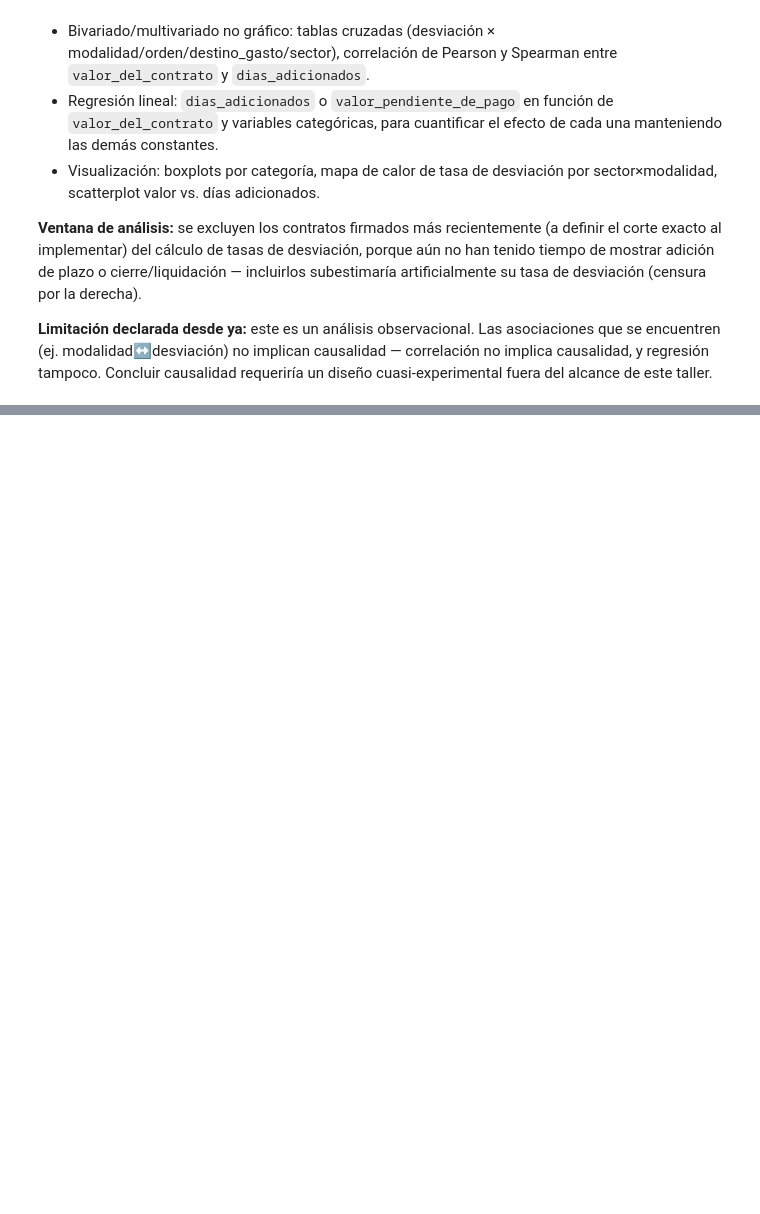
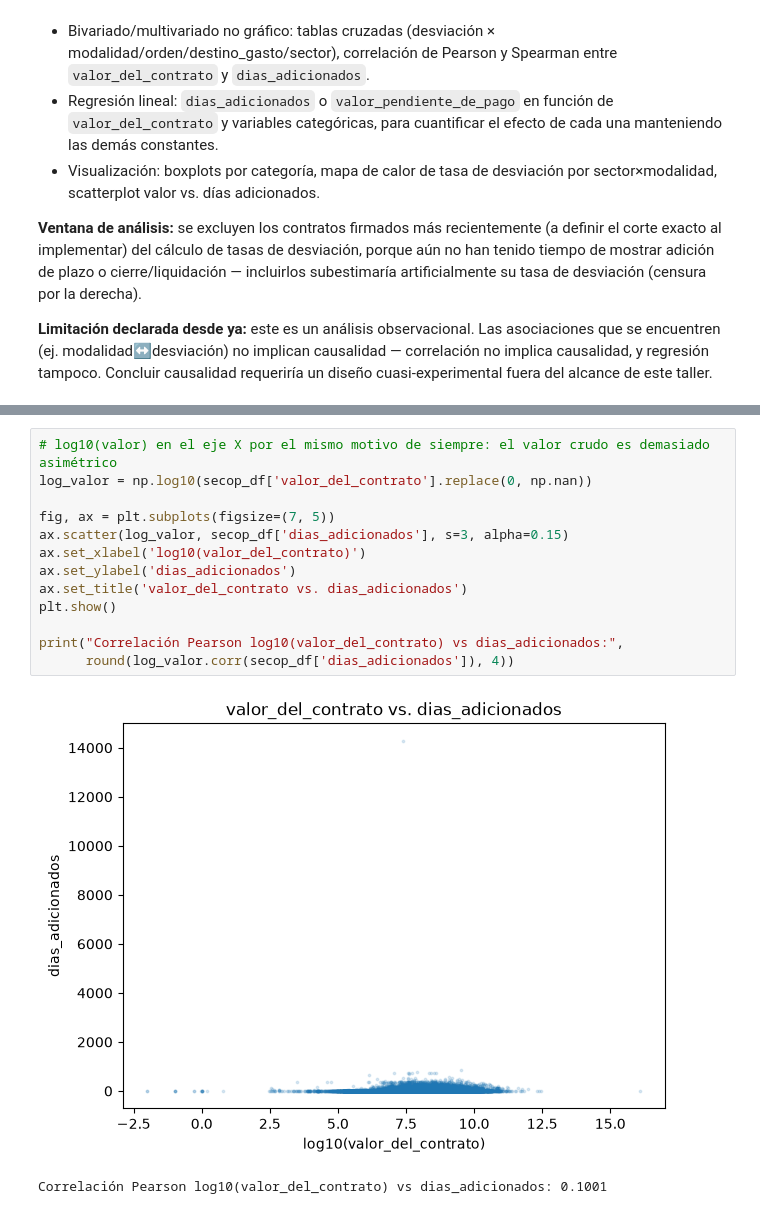
Before and after one commit to rporras10/secop-eda, a Jupyter notebook: eda_secop.ipynb, the cells around one changed output, grey strips where cells are left out. Cells and saved outputs as stored; diff of their text form; blank space fills up the shorter version.

```diff
--- a/eda_secop.ipynb
+++ b/eda_secop.ipynb
@@ -453,0 +724,16 @@ Cada hipótesis se reporta como soportada si la diferencia entre grupos es clara
+# %%
+# log10(valor) en el eje X por el mismo motivo de siempre: el valor crudo es demasiado asimétrico
+log_valor = np.log10(secop_df['valor_del_contrato'].replace(0, np.nan))
+
+fig, ax = plt.subplots(figsize=(7, 5))
+ax.scatter(log_valor, secop_df['dias_adicionados'], s=3, alpha=0.15)
+ax.set_xlabel('log10(valor_del_contrato)')
+ax.set_ylabel('dias_adicionados')
+ax.set_title('valor_del_contrato vs. dias_adicionados')
+plt.show()
+
+print("Correlación Pearson log10(valor_del_contrato) vs dias_adicionados:",
+      round(log_valor.corr(secop_df['dias_adicionados']), 4))
+# %% [output]
+[figure, added]
+Correlación Pearson log10(valor_del_contrato) vs dias_adicionados: 0.1001
```
Also changed, not shown: parts of 34 cells of this notebook, 1 other file.
